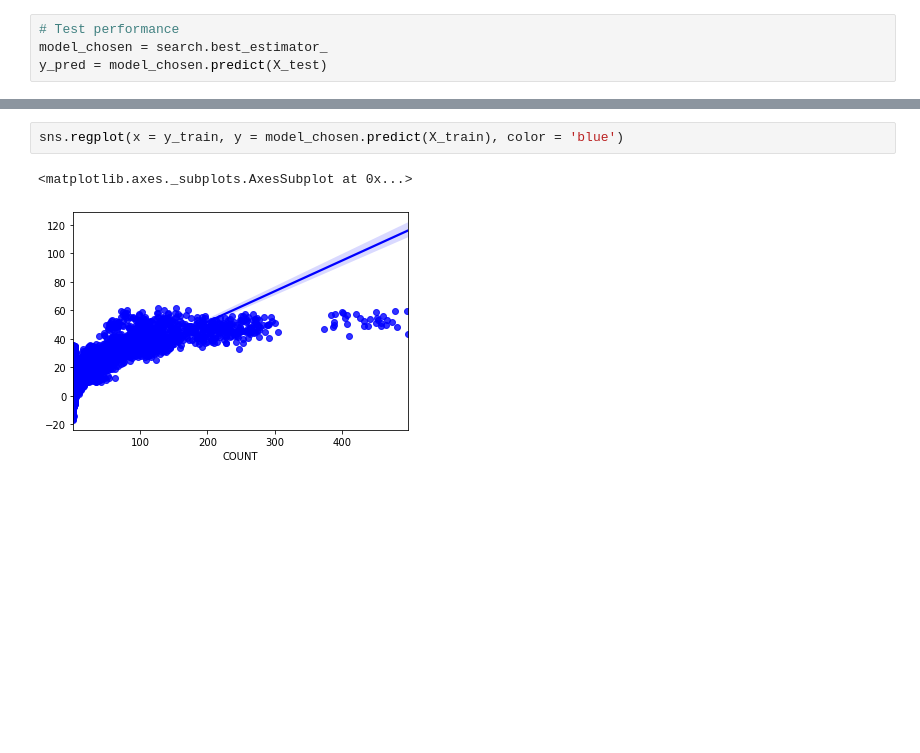
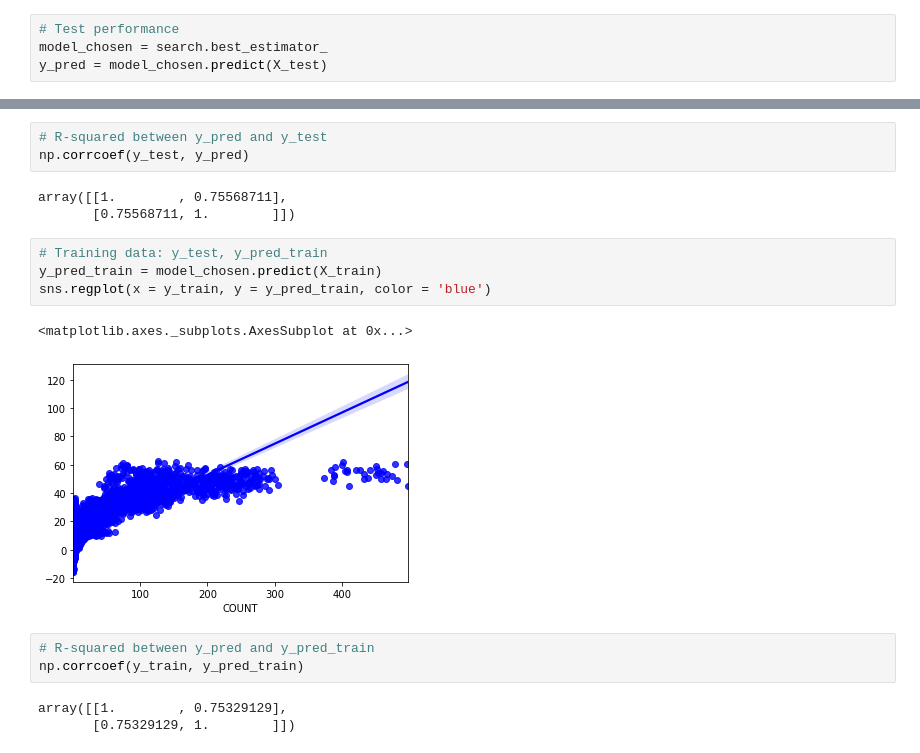
Before and after one commit to andyc1997/mda_app, a Jupyter notebook: model_SVR.ipynb, the cells around one changed output, grey strips where cells are left out. Saved outputs shown, nothing was run; the diff lists cells and outputs as text; blank space fills up the shorter version.

```diff
--- a/model_SVR.ipynb
+++ b/model_SVR.ipynb
@@ -140,5 +141,19 @@ sns.regplot(y_test, y_pred, color = 'red')
-# %%
-sns.regplot(x = y_train, y = model_chosen.predict(X_train), color = 'blue')
-# %% [output]
-<matplotlib.axes._subplots.AxesSubplot at 0x...>
-[figure, removed]
+# %%
+# R-squared between y_pred and y_test
+np.corrcoef(y_test, y_pred)
+# %% [output]
+array([[1.        , 0.75568711],
+       [0.75568711, 1.        ]])
+# %%
+# Training data: y_test, y_pred_train
+y_pred_train = model_chosen.predict(X_train)
+sns.regplot(x = y_train, y = y_pred_train, color = 'blue')
+# %% [output]
+<matplotlib.axes._subplots.AxesSubplot at 0x...>
+[figure, added]
+# %%
+# R-squared between y_pred and y_pred_train
+np.corrcoef(y_train, y_pred_train)
+# %% [output]
+array([[1.        , 0.75329129],
+       [0.75329129, 1.        ]])
```
Also changed, not shown: parts of 7 cells of this notebook, 2 other files.
